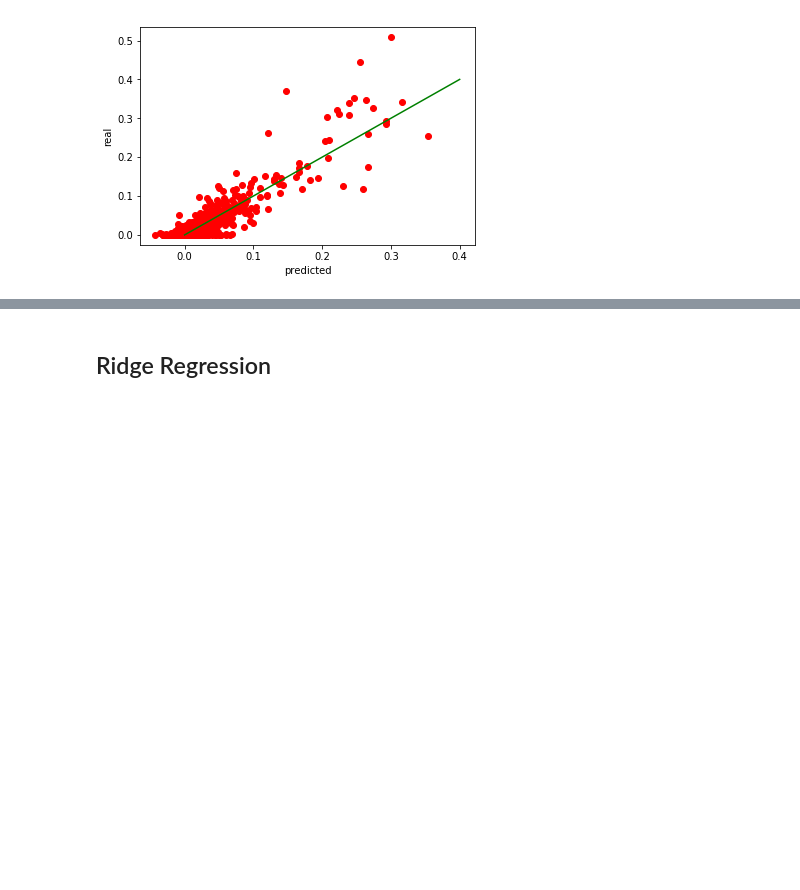
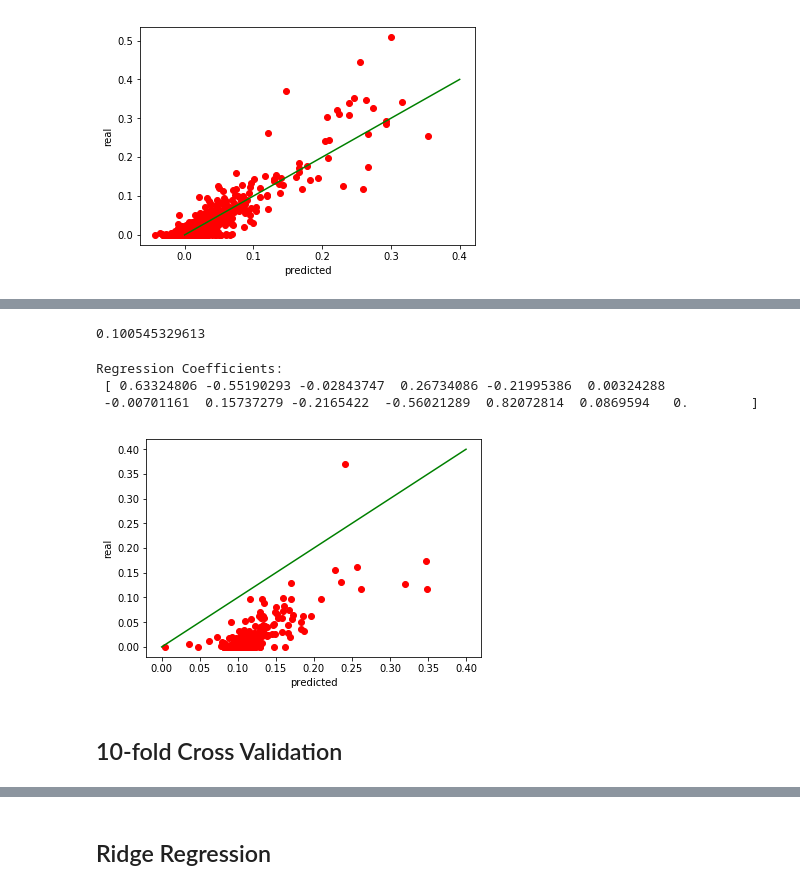
Before and after one commit to mavicreccion/DATAMIN_FinalProject, a Jupyter notebook: training_regression_models.ipynb, the cells around one changed output, grey strips where cells are left out. Cells and saved outputs as stored; diff of their text form; code cells hidden in the pictures; blank space fills up the shorter version.

Commit message:
tried train_test_split

```diff
--- a/training_regression_models.ipynb
+++ b/training_regression_models.ipynb
@@ -151,0 +154,12 @@ pl.show()
+# %%
+# Splitting training and testing data
+X_train, X_test, Y_train, Y_test = train_test_split(x, y, test_size=0.33, shuffle=False)
+
+# Create linear regression object
+linreg = LinearRegression()
+
+# Train the model using the training sets
+linreg.fit(X_train,Y_train)
+
+# Let's see predictions for the first 10 instances
+print(linreg.predict(X_test[:10]) )
@@ -151,0 +169,9 @@ pl.show()
+# %%
+# Compute RMSE on training data
+# p = np.array([linreg.predict(xi) for xi in x])
+p = linreg.predict(X_test)
+# Now we can constuct a vector of errors
+err = abs(p-Y_test)
+
+# Let's see the error on the first 10 predictions
+print(err[:10])
@@ -152,3 +190,30 @@ pl.show()
+# %%
+# Dot product of error vector with itself gives us the sum of squared errors
+total_error = np.dot(err,err)
+# Compute RMSE
+rmse_train = np.sqrt(total_error/len(p))
+print(rmse_train)
+# %% [output]
+0.100545329613
+# %%
+# We can view the regression coefficients
+print( 'Regression Coefficients: \n', linreg.coef_)
+# %% [output]
+Regression Coefficients:
+ [ 0.63324806 -0.55190293 -0.02843747  0.26734086 -0.21995386  0.00324288
+ -0.00701161  0.15737279 -0.2165422  -0.56021289  0.82072814  0.0869594   0.        ]
+# %%
+# Plot outputs
+%matplotlib inline
+pl.plot(p, Y_test,'ro')
+pl.plot([0,0.4],[0,0.4], 'g-')
+pl.xlabel('predicted')
+pl.ylabel('real')
+pl.show()
+# %% [output]
+[figure, added]
+# %% [markdown]
+## 10-fold Cross Validation
 # %%
 # Now let's compute RMSE using 10-fold x-validation
 kf = KFold(n_splits=10, shuffle=False, random_state=None)
```
Also changed, not shown: parts of 9 cells of this notebook.
